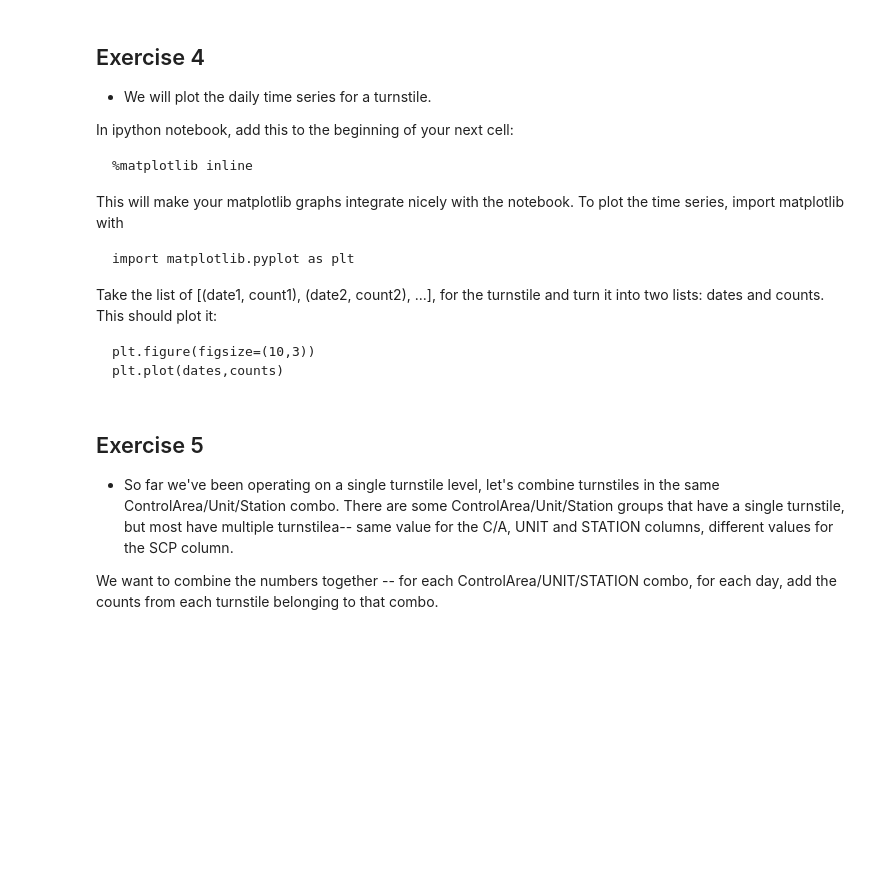
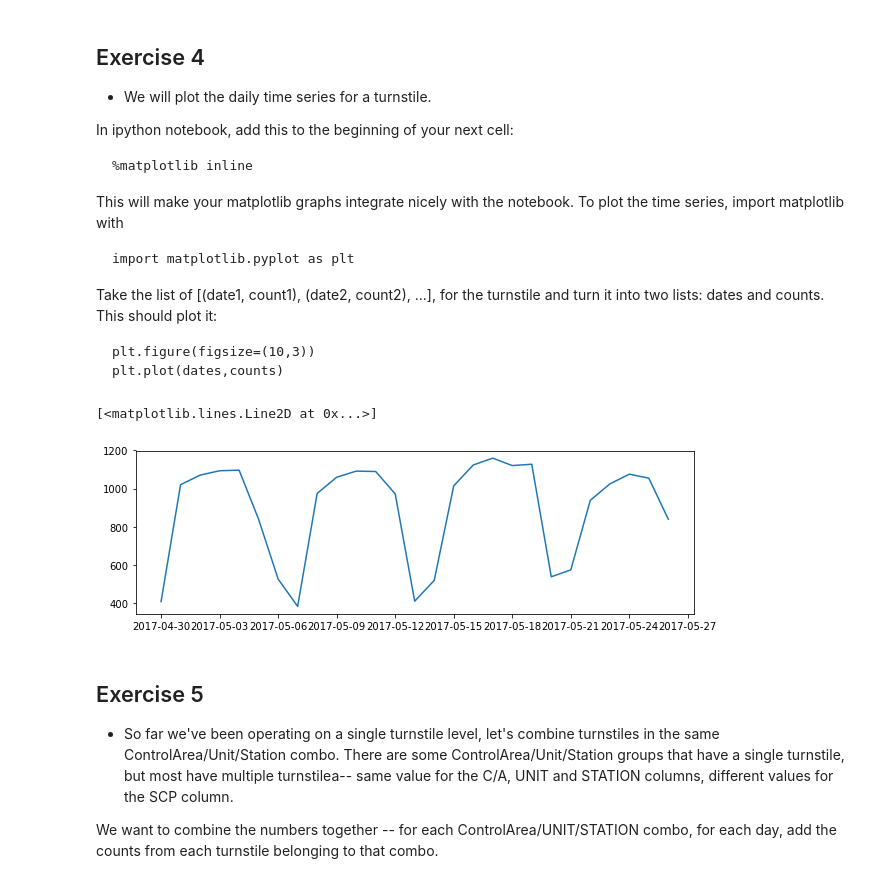
Before and after one commit to kwong0124/MTA_data_cleaning, a Jupyter notebook: EDA_MTA_Exercises.ipynb, the cells around one changed output. Saved outputs shown, nothing was run; the diff lists cells and outputs as text; code cells hidden in the pictures; blank space fills up the shorter version.

```diff
--- a/EDA_MTA_Exercises.ipynb
+++ b/EDA_MTA_Exercises.ipynb
@@ -328,6 +328,22 @@ dates and counts. This should plot it:
 
     plt.figure(figsize=(10,3))
     plt.plot(dates,counts)
+# %%
+%matplotlib inline
+import matplotlib.pyplot as plt
+
+dates = []
+counts = []
+
+for date, entries in daily_time_series[('A006', 'R079', '00-00-03', '5 AV/59 ST')]:
+    dates.append(date)
+    counts.append(entries)
+
+plt.figure(figsize=(10,3))
+plt.plot(dates,counts)
+# %% [output]
+[<matplotlib.lines.Line2D at 0x...>]
+[figure, added]
 # %% [markdown]
 ## Exercise 5
 - So far we've been operating on a single turnstile level, let's combine turnstiles in the same ControlArea/Unit/Station combo. There are some ControlArea/Unit/Station groups that have a single turnstile, but most have multiple turnstilea-- same value for the C/A, UNIT and STATION columns, different values for the SCP column.
```
